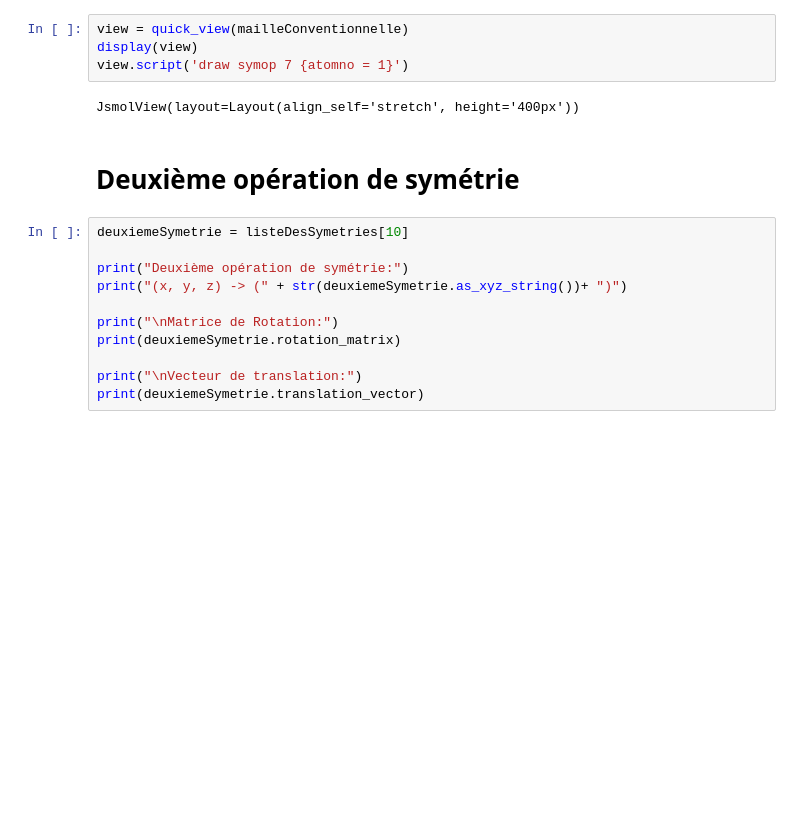
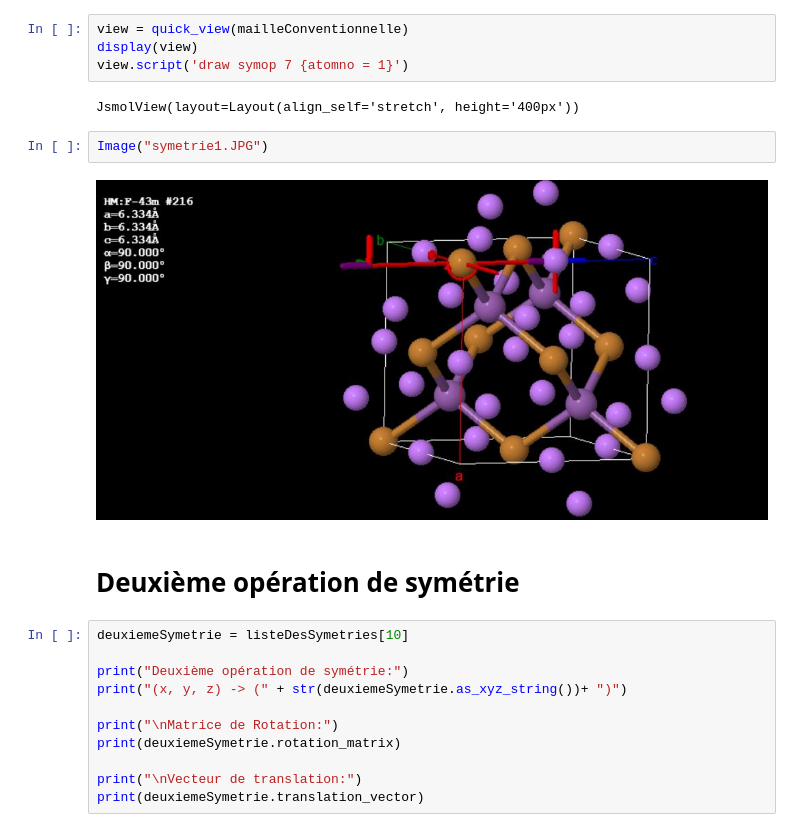
Before and after one commit to ndejaegher/lmapr1492, a Jupyter notebook: symmetry.ipynb, the cells around one changed output. Cells and saved outputs as stored; diff of their text form; blank space fills up the shorter version.

```diff
--- a/symmetry.ipynb
+++ b/symmetry.ipynb
@@ -93,6 +93,10 @@ display(view)
 view.script('draw symop 7 {atomno = 1}')
 # %% [output]
 JsmolView(layout=Layout(align_self='stretch', height='400px'))
+# %%
+Image("symetrie1.JPG")
+# %% [output]
+[figure, added]
 # %% [markdown]
 # Deuxième opération de symétrie
 # %%
```
Also changed, not shown: parts of 3 cells of this notebook.
